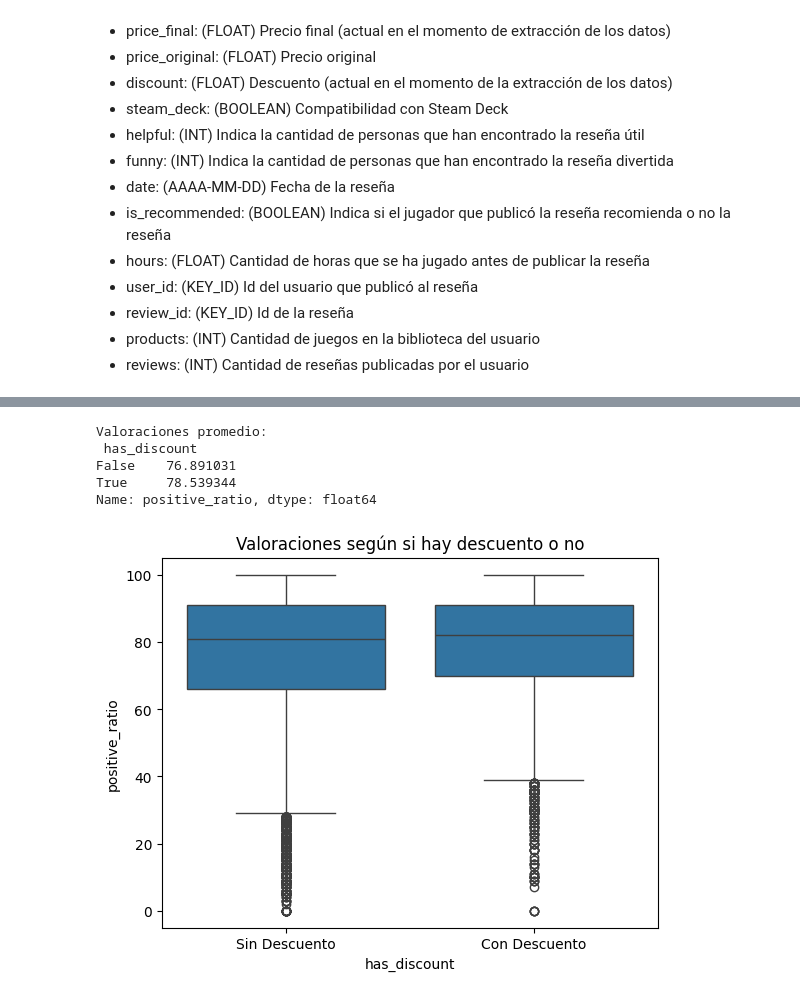
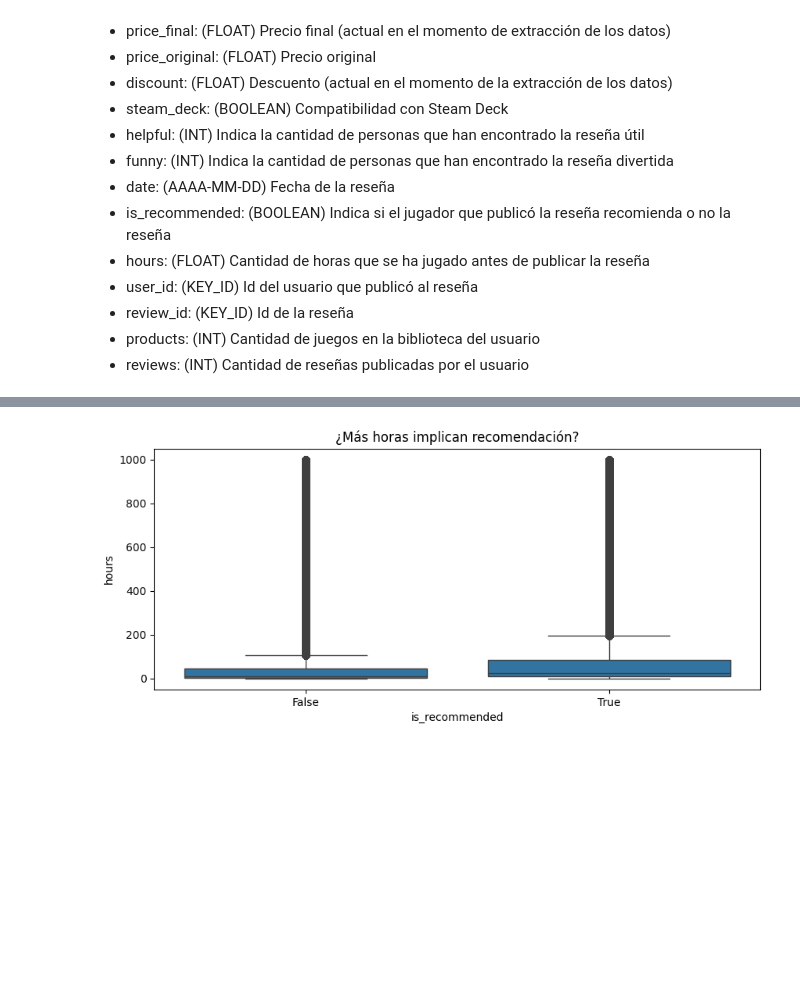
Before and after one commit to tpadrinp/Analisis-de-fiabilidad-de-resenas-de-Steam, a Jupyter notebook: notebooks/eda.ipynb, the cells around one changed output, grey strips where cells are left out. Drawn from its saved outputs; the diff is of its cells as text; code cells hidden in the pictures; blank space fills up the shorter version.

```diff
--- a/notebooks/eda.ipynb
+++ b/notebooks/eda.ipynb
@@ -14,3 +14,5 @@ df_all = pd.read_csv("../data/processed/dataset_all.csv")
+# %%
+df_users = pd.read_csv("../data/processed/users.csv")
 # %% [markdown]
 Los datos los hemos obtenido de Kaggle, donde le usuario indica que la fuente el STEAMDB, la Base de datos oficial de Steam, por lo que estos datos son los oficiales publicados por la plataforma.
 
@@ -105,21 +145,0 @@ positive_ratio    -0.009989        1.000000
-# %%
-#ANÁLISIS 2: ¿Merece la pena esperar a un descuento?
-
-df_games_full["has_discount"] = df_games_full["discount"] > 0
-
-# Comparar valoraciones promedio
-promedios = df_games_full.groupby("has_discount")["positive_ratio"].mean()
-print("Valoraciones promedio:\n", promedios)
-
-# Boxplot
-sns.boxplot(data=df_games_full, x="has_discount", y="positive_ratio")
-plt.title("Valoraciones según si hay descuento o no")
-plt.xticks([0, 1], ['Sin Descuento', 'Con Descuento'])
-plt.show()
-# %% [output]
-Valoraciones promedio:
- has_discount
-False    76.891031
-True     78.539344
-Name: positive_ratio, dtype: float64
-[figure, removed]
@@ -146,0 +146,10 @@ print(user_summary.sort_values("user_credibility", ascending=False).head())
+# %%
+# Relación entre horas jugadas y recomendación
+#merge de df_reviews y df_trusted_users
+df_trusted_reviews = df_reviews[df_reviews["user_id"].isin(df_trusted_users["user_id"])] # Filtrar reseñas de usuarios de confianza
+plt.figure(figsize=(10, 4))
+sns.boxplot(data=df_trusted_reviews, x="is_recommended", y="hours")
+plt.title("¿Más horas implican recomendación?")
+plt.show()
+# %% [output]
+[figure, added]
```
Also changed, not shown: parts of 14 cells of this notebook, 1 other file.
